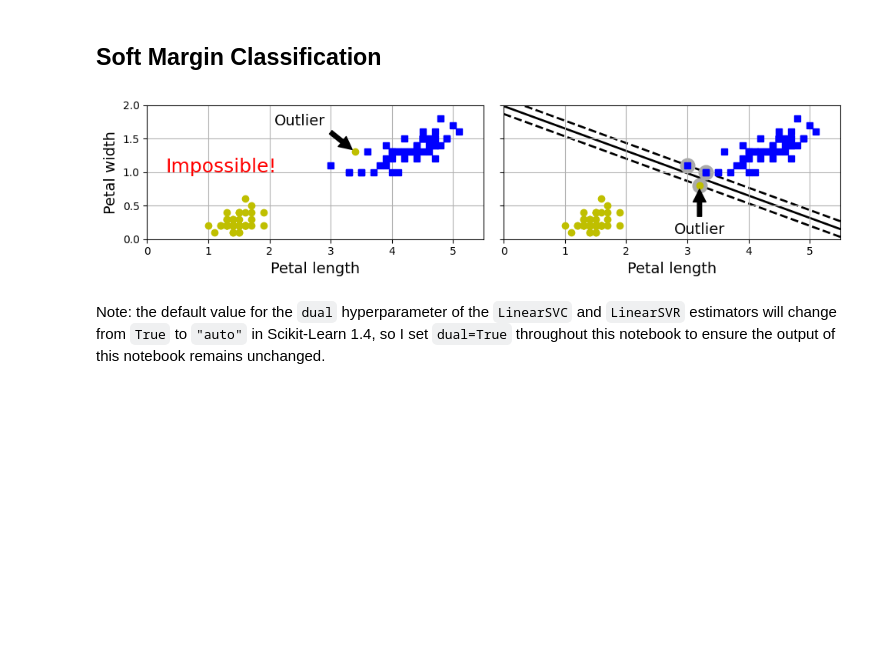
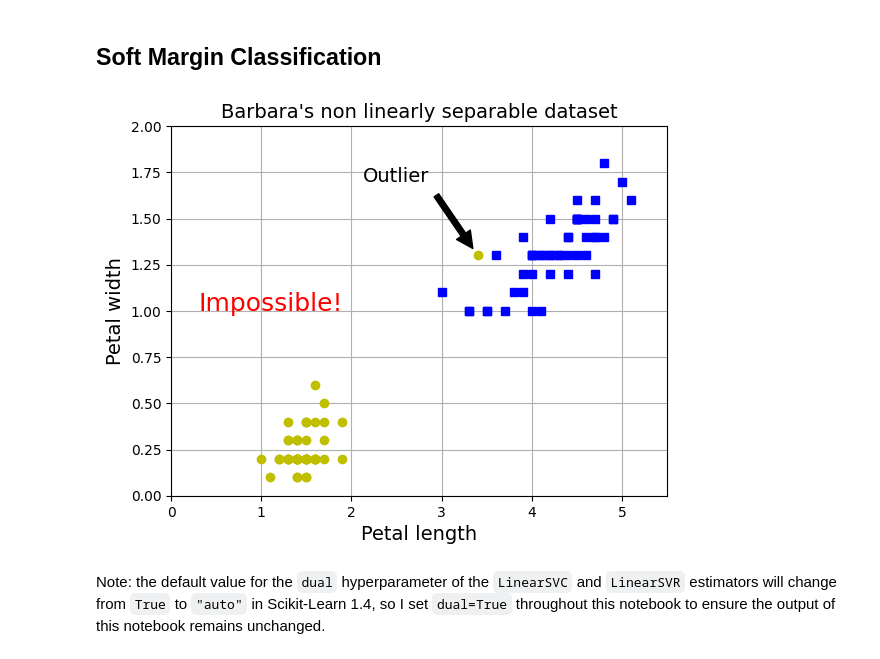
Before and after one commit to blgrigg/handson-ml3, a Jupyter notebook: 05_support_vector_machines.ipynb, the cells around one changed output. Cells and saved outputs as stored; diff of their text form; code cells hidden in the pictures; blank space fills up the shorter version.

```diff
--- a/05_support_vector_machines.ipynb
+++ b/05_support_vector_machines.ipynb
@@ -171,52 +171,35 @@ plt.show()
 # extra code – this cell generates and saves Figure 5–3
 
 X_outliers = np.array([[3.4, 1.3], [3.2, 0.8]])
 y_outliers = np.array([0, 0])
 Xo1 = np.concatenate([X, X_outliers[:1]], axis=0)
 yo1 = np.concatenate([y, y_outliers[:1]], axis=0)
 Xo2 = np.concatenate([X, X_outliers[1:]], axis=0)
 yo2 = np.concatenate([y, y_outliers[1:]], axis=0)
 
 svm_clf2 = SVC(kernel="linear", C=10**9)
 svm_clf2.fit(Xo2, yo2)
 
-fig, axes = plt.subplots(ncols=2, figsize=(10, 2.7), sharey=True)
 
-plt.sca(axes[0])
 plt.plot(Xo1[:, 0][yo1==1], Xo1[:, 1][yo1==1], "bs")
 plt.plot(Xo1[:, 0][yo1==0], Xo1[:, 1][yo1==0], "yo")
 plt.text(0.3, 1.0, "Impossible!", color="red", fontsize=18)
 plt.xlabel("Petal length")
 plt.ylabel("Petal width")
 plt.annotate(
     "Outlier",
     xy=(X_outliers[0][0], X_outliers[0][1]),
     xytext=(2.5, 1.7),
     ha="center",
     arrowprops=dict(facecolor='black', shrink=0.1),
 )
 plt.axis([0, 5.5, 0, 2])
 plt.grid()
+plt.title("Barbara's non linearly separable dataset")
 
-plt.sca(axes[1])
-plt.plot(Xo2[:, 0][yo2==1], Xo2[:, 1][yo2==1], "bs")
-plt.plot(Xo2[:, 0][yo2==0], Xo2[:, 1][yo2==0], "yo")
-plot_svc_decision_boundary(svm_clf2, 0, 5.5)
-plt.xlabel("Petal length")
-plt.annotate(
-    "Outlier",
-    xy=(X_outliers[1][0], X_outliers[1][1]),
-    xytext=(3.2, 0.08),
-    ha="center",
-    arrowprops=dict(facecolor='black', shrink=0.1),
-)
-plt.axis([0, 5.5, 0, 2])
-plt.grid()
-
-save_fig("sensitivity_to_outliers_plot")
 plt.show()
 # %% [output]
-[figure, old version]
+[figure, new version]
 # %% [markdown]
 Note: the default value for the `dual` hyperparameter of the `LinearSVC` and `LinearSVR` estimators will change from `True` to `"auto"` in Scikit-Learn 1.4, so I set `dual=True` throughout this notebook to ensure the output of this notebook remains unchanged.
 # %%
```
Also changed, not shown: parts of 1 cell of this notebook.
